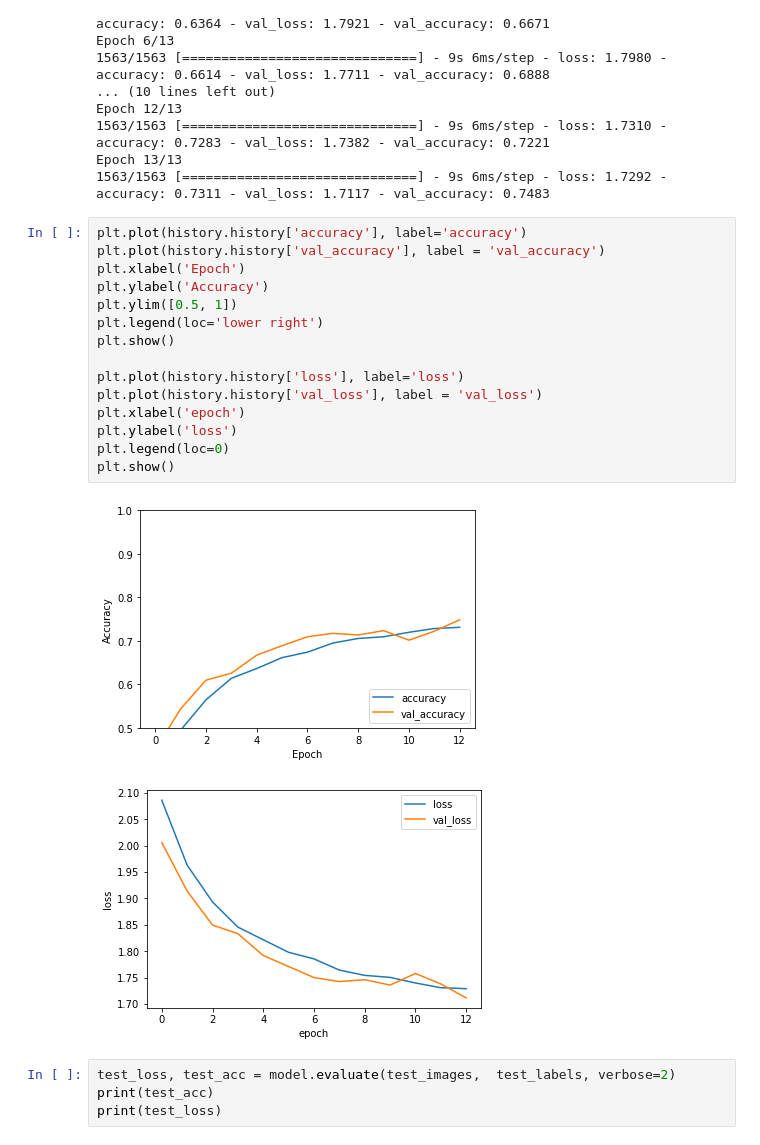
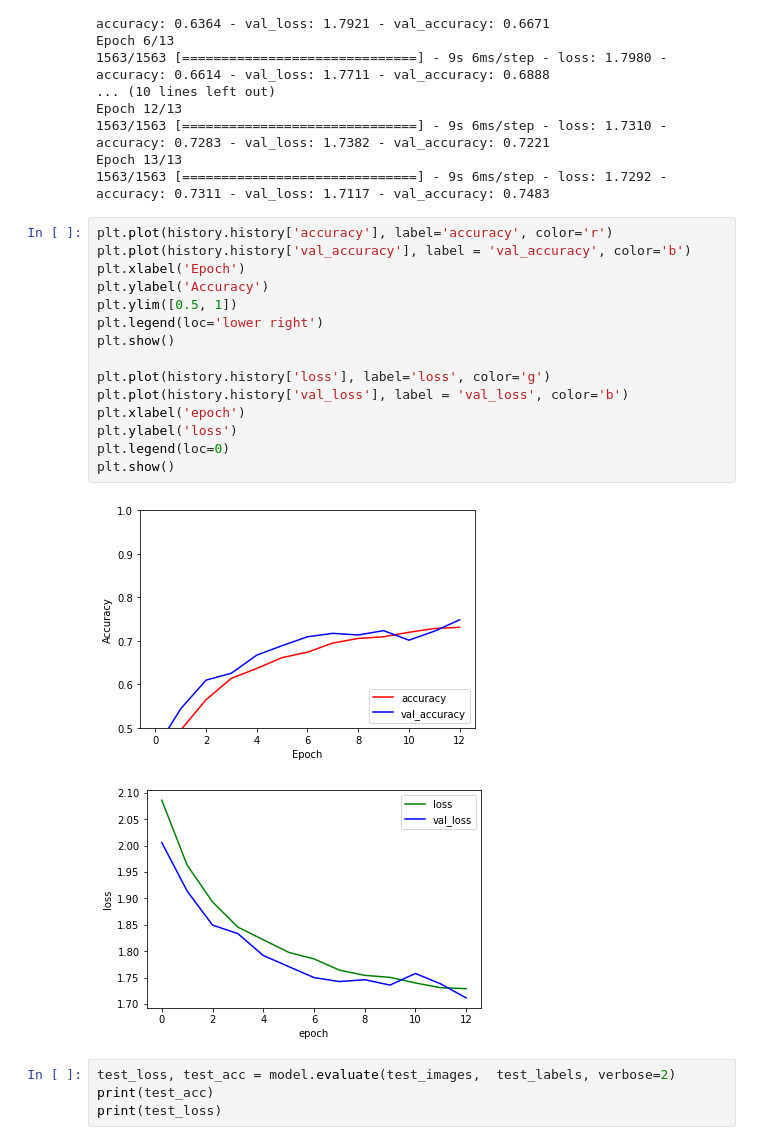
Before and after one commit to ritamsarkar2000/ML, a Jupyter notebook: image_classification_with_cnn.ipynb, the cells around one changed output. Drawn from its saved outputs; the diff is of its cells as text.

```diff
--- a/image_classification_with_cnn.ipynb
+++ b/image_classification_with_cnn.ipynb
@@ -128,23 +128,23 @@ Epoch 12/13
 Epoch 13/13
 1563/1563 [==============================] - 9s 6ms/step - loss: 1.7292 - accuracy: 0.7311 - val_loss: 1.7117 - val_accuracy: 0.7483
 # %%
-plt.plot(history.history['accuracy'], label='accuracy')
-plt.plot(history.history['val_accuracy'], label = 'val_accuracy')
+plt.plot(history.history['accuracy'], label='accuracy', color='r')
+plt.plot(history.history['val_accuracy'], label = 'val_accuracy', color='b')
 plt.xlabel('Epoch')
 plt.ylabel('Accuracy')
 plt.ylim([0.5, 1])
 plt.legend(loc='lower right')
 plt.show()
 
-plt.plot(history.history['loss'], label='loss')
-plt.plot(history.history['val_loss'], label = 'val_loss')
+plt.plot(history.history['loss'], label='loss', color='g')
+plt.plot(history.history['val_loss'], label = 'val_loss', color='b')
 plt.xlabel('epoch')
 plt.ylabel('loss')
 plt.legend(loc=0)
 plt.show()
 # %% [output]
-[figure, old version]
+[figure, new version]
-[figure, old version]
+[figure, new version]
 # %%
 test_loss, test_acc = model.evaluate(test_images,  test_labels, verbose=2)
 print(test_acc)
```
